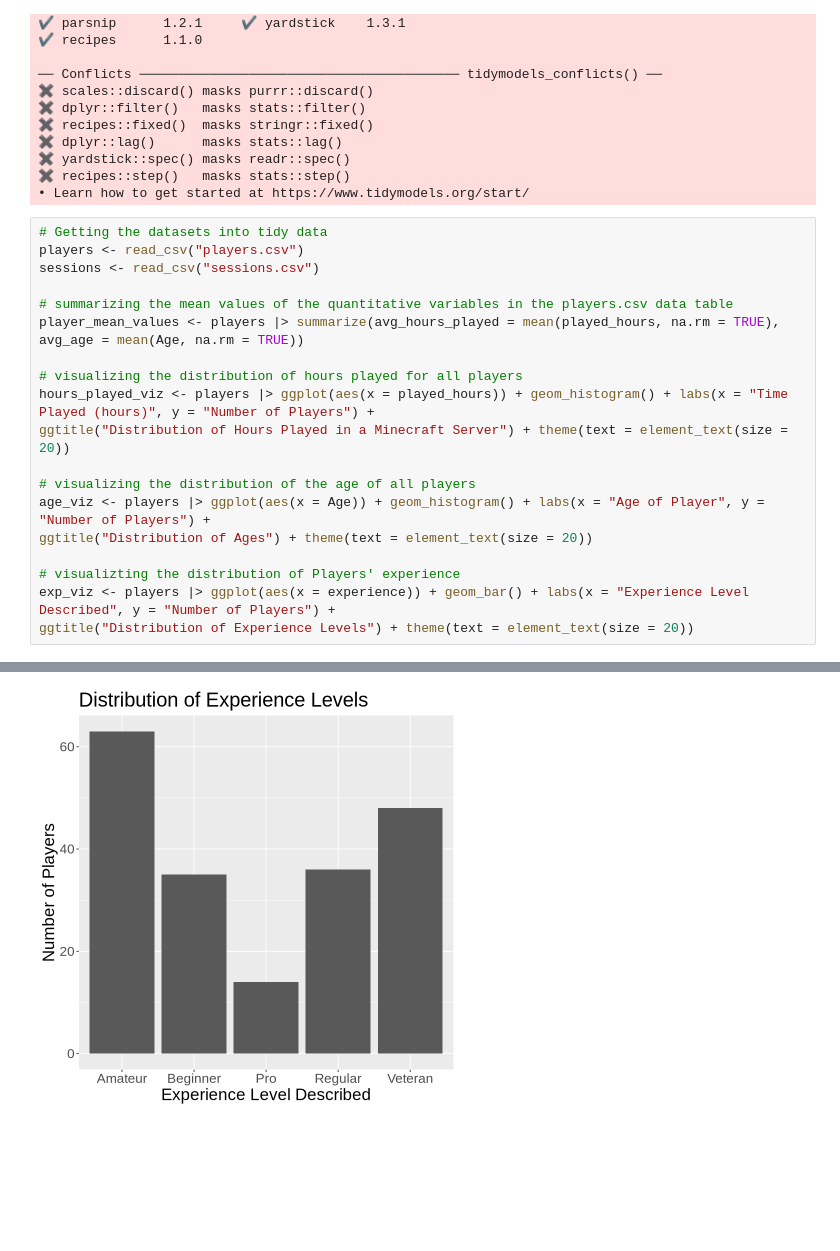
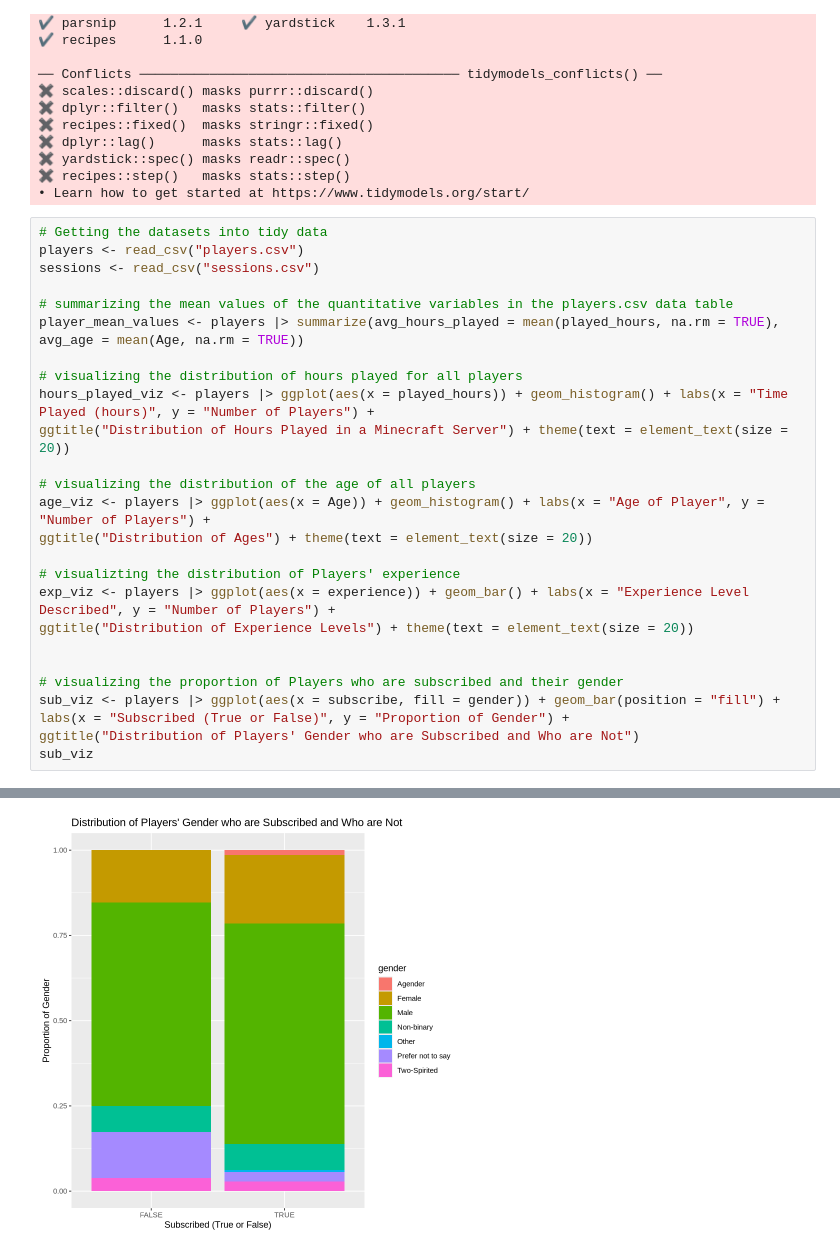
Before and after one commit to saclovessoup/dsci-100-project, a Jupyter notebook: Individual_Planning.ipynb, the cells around one changed output, grey strips where cells are left out. Saved outputs shown, nothing was run; the diff lists cells and outputs as text; blank space fills up the shorter version.

Commit message:
made a new graph! :D
Created a bar plot that visualizes the distribution of gender among the players who are subscribed and among the players who are not

```diff
--- a/Individual_Planning.ipynb
+++ b/Individual_Planning.ipynb
@@ -66,31 +66,37 @@ player_mean_values <- players |> summarize(avg_hours_played = mean(played_hours,
 
 # visualizing the distribution of hours played for all players
 hours_played_viz <- players |> ggplot(aes(x = played_hours)) + geom_histogram() + labs(x = "Time Played (hours)", y = "Number of Players") +
 ggtitle("Distribution of Hours Played in a Minecraft Server") + theme(text = element_text(size = 20))
 
 # visualizing the distribution of the age of all players
 age_viz <- players |> ggplot(aes(x = Age)) + geom_histogram() + labs(x = "Age of Player", y = "Number of Players") +
 ggtitle("Distribution of Ages") + theme(text = element_text(size = 20))
 
 # visualizting the distribution of Players' experience
 exp_viz <- players |> ggplot(aes(x = experience)) + geom_bar() + labs(x = "Experience Level Described", y = "Number of Players") +
 ggtitle("Distribution of Experience Levels") + theme(text = element_text(size = 20))
+
+
+# visualizing the proportion of Players who are subscribed and their gender
+sub_viz <- players |> ggplot(aes(x = subscribe, fill = gender)) + geom_bar(position = "fill") + labs(x = "Subscribed (True or False)", y = "Proportion of Gender") +
+ggtitle("Distribution of Players' Gender who are Subscribed and Who are Not")
+sub_viz
 # %% [output]
 Rows: 196 Columns: 7
 ── Column specification ────────────────────────────────────────────────────────
 Delimiter: ","
 chr (4): experience, hashedEmail, name, gender
 dbl (2): played_hours, Age
 lgl (1): subscribe
 
 ℹ Use `spec()` to retrieve the full column specification for this data.
 ℹ Specify the column types or set `show_col_types = FALSE` to quiet this message.
 Rows: 1535 Columns: 5
 ── Column specification ────────────────────────────────────────────────────────
 Delimiter: ","
 chr (3): hashedEmail, start_time, end_time
 dbl (2): original_start_time, original_end_time
 
 ℹ Use `spec()` to retrieve the full column specification for this data.
 ℹ Specify the column types or set `show_col_types = FALSE` to quiet this message.
-[figure, old version]
+[figure, new version]
```
